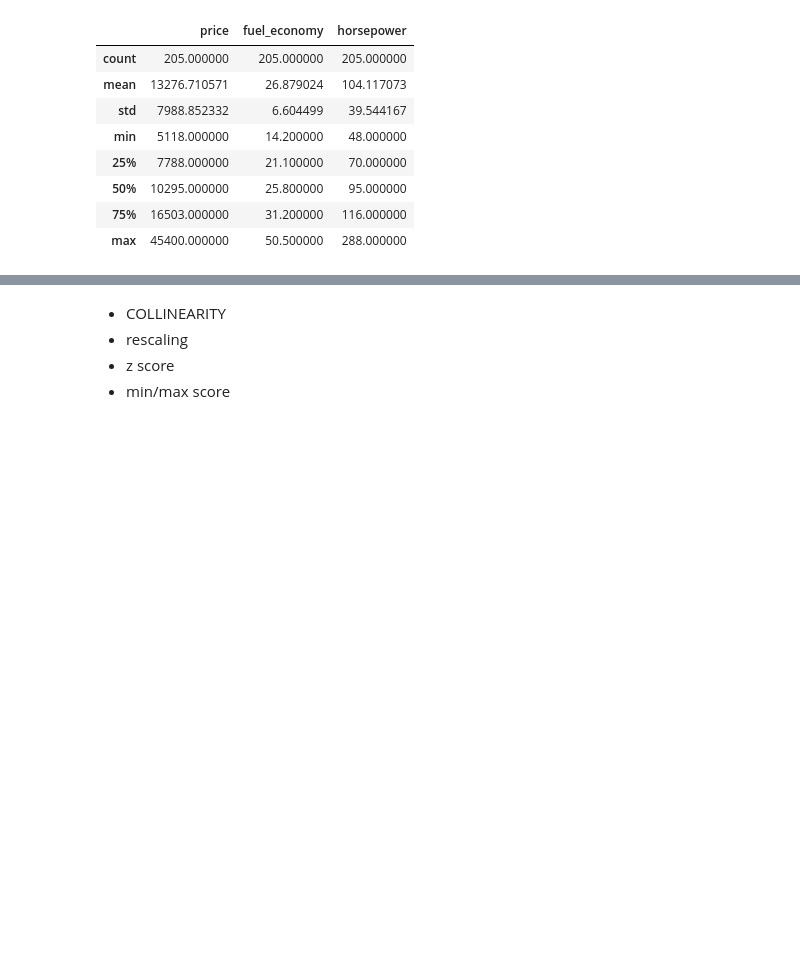
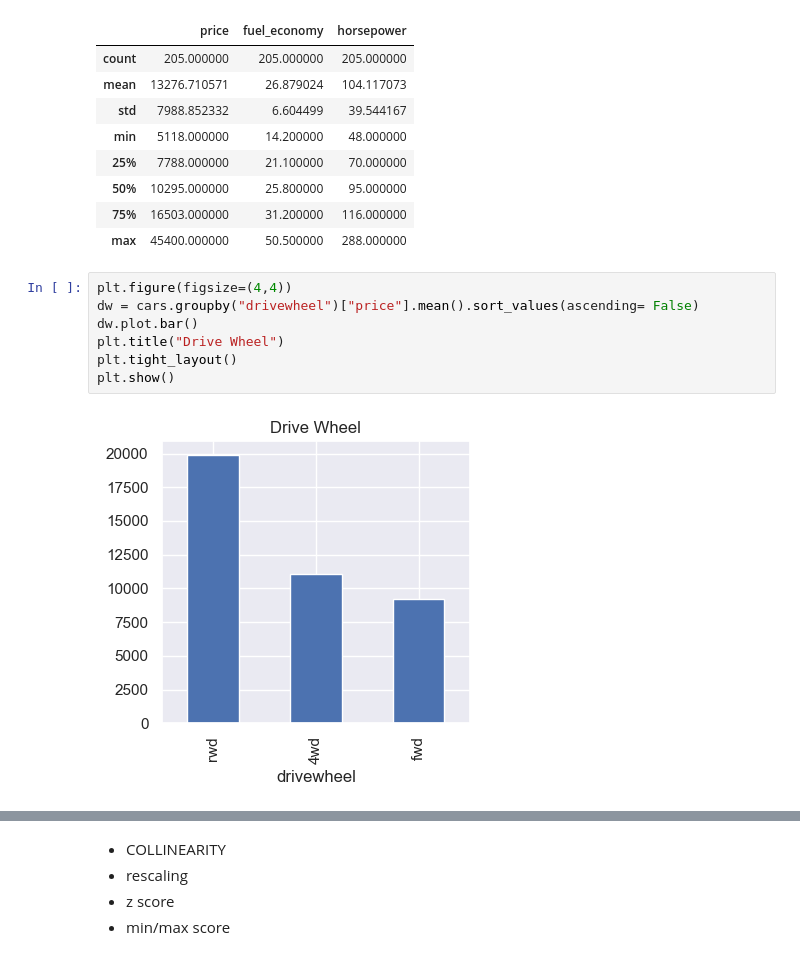
Before and after one commit to MoeedKhan-AMK/Applied-Data-Science, a Jupyter notebook: Machine Learning/LINEAR REGRESSION/Linear Regression/Linear_Regression_class_1.ipynb, the cells around one changed output, grey strips where cells are left out. Saved outputs shown, nothing was run; the diff lists cells and outputs as text; blank space fills up the shorter version.

```diff
--- a/Machine Learning/LINEAR REGRESSION/Linear Regression/Linear_Regression_class_1.ipynb
+++ b/Machine Learning/LINEAR REGRESSION/Linear Regression/Linear_Regression_class_1.ipynb
@@ -456,3 +476,12 @@ num_cols.describe()
 | 50% | 10295.000000 | 25.800000 | 95.000000 |
 | 75% | 16503.000000 | 31.200000 | 116.000000 |
 | max | 45400.000000 | 50.500000 | 288.000000 |
+# %%
+plt.figure(figsize=(4,4))
+dw = cars.groupby("drivewheel")["price"].mean().sort_values(ascending= False)
+dw.plot.bar()
+plt.title("Drive Wheel")
+plt.tight_layout()
+plt.show()
+# %% [output]
+[figure, added]
```
Also changed, not shown: parts of 8 cells of this notebook.
